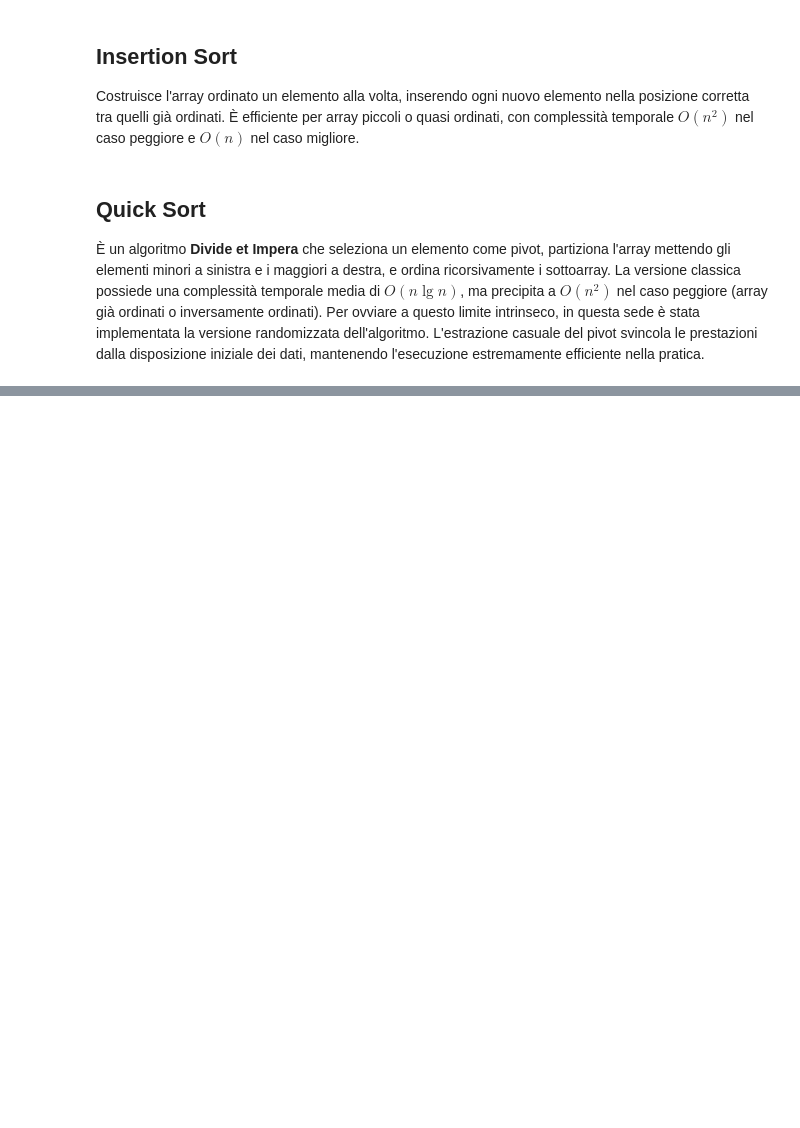
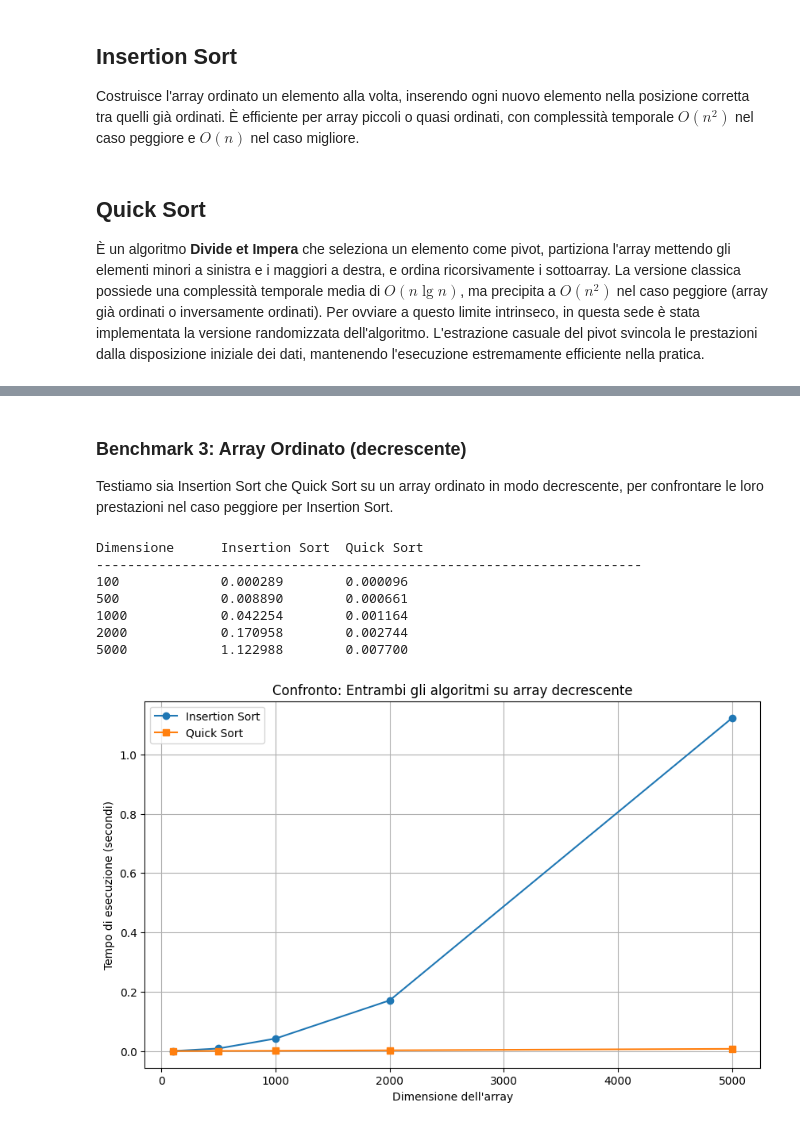
Before and after one commit to petrucciandrea/Laboratorio2_Algoritmi_2026, a Jupyter notebook: Esercizio2_Petrucci.ipynb, the cells around one changed output, grey strips where cells are left out. Cells and saved outputs as stored; diff of their text form; code cells hidden in the pictures; blank space fills up the shorter version.

```diff
--- a/Esercizio2_Petrucci.ipynb
+++ b/Esercizio2_Petrucci.ipynb
@@ -16,6 +16,25 @@ def generate_random_array(size):
 def generate_sorted_array(size):
     """Genera un array già ordinato con dimensione in input."""
     return list(range(size))
+
+def generate_reverse_sorted_array(size):
+    """Genera un array ordinato in modo decrescente con dimensione in input."""
+    return list(range(size, 0, -1))
+
+def generate_almost_sorted_array(size, swap_count=None):
+    """Genera un array quasi ordinato con dimensione in input."""
+    arr = list(range(size))
+    if swap_count is None:
+        swap_count = max(1, size // 20)  # Scambia il 5% degli elementi, minimo 1
+    for _ in range(swap_count):
+        i = random.randint(0, size - 1)
+        j = random.randint(0, size - 1)
+        arr[i], arr[j] = arr[j], arr[i]
+    return arr
+
+def generate_array_with_many_duplicates(size, value_range=10):
+    """Genera un array con molti elementi duplicati con dimensione in input."""
+    return [random.randint(0, value_range) for _ in range(size)]
 # %% [markdown]
 ## Insertion Sort
 Costruisce l'array ordinato un elemento alla volta, inserendo ogni nuovo elemento nella posizione corretta tra quelli già ordinati. È efficiente per array piccoli o quasi ordinati, con complessità temporale $O(n^2)$ nel caso peggiore e $O(n)$ nel caso migliore.
@@ -239,0 +203,60 @@ Dimensione      Insertion Sort  Quick Sort
+# %% [markdown]
+### Benchmark 3: Array Ordinato (decrescente)
+Testiamo sia Insertion Sort che Quick Sort su un array ordinato in modo decrescente, per confrontare le loro prestazioni nel caso peggiore per Insertion Sort.
+# %%
+def benchmark_both_on_reverse_sorted():
+    """Benchmark dove entrambi gli algoritmi ricevono un array ordinato in modo decrescente."""
+    sizes = [100, 500, 1000, 2000, 5000]
+    insertion_reverse_times = []
+    quick_reverse_times = []
+
+    for size in sizes:
+        # Genera array ordinato in modo decrescente
+        arr = generate_reverse_sorted_array(size)
+
+        # Insertion Sort sull'array ordinato in modo decrescente (caso peggiore)
+        arr_copy = arr.copy()
+        start = time.time()
+        insertion_sort(arr_copy)
+        end = time.time()
+        insertion_reverse_times.append(end - start)
+
+        # Quick Sort sull'array ordinato in modo decrescente
+        arr_copy = arr.copy()
+        start = time.time()
+        quicksort(arr_copy, 0, len(arr_copy) - 1)
+        end = time.time()
+        quick_reverse_times.append(end - start)
+
+    # Stampa risultati
+    print("Dimensione\tInsertion Sort\tQuick Sort")
+    print("-" * 70)
+    for i, size in enumerate(sizes):
+        print(f"{size}\t\t{insertion_reverse_times[i]:.6f}\t{quick_reverse_times[i]:.6f}")
+
+    # Crea grafico (solo se matplotlib è disponibile)
+    try:
+        import matplotlib.pyplot as plt
+        plt.figure(figsize=(10, 6))
+        plt.plot(sizes, insertion_reverse_times, marker='o', label='Insertion Sort')
+        plt.plot(sizes, quick_reverse_times, marker='s', label='Quick Sort')
+        plt.xlabel('Dimensione dell\'array')
+        plt.ylabel('Tempo di esecuzione (secondi)')
+        plt.title('Confronto: Entrambi gli algoritmi su array decrescente')
+        plt.legend()
+        plt.grid(True)
+        plt.show()
+    except ImportError:
+        print("\nMatplotlib non installato, impossibile visualizzare il grafico.")
+
+# Esegui benchmark
+benchmark_both_on_reverse_sorted()
+# %% [output]
+Dimensione      Insertion Sort  Quick Sort
+----------------------------------------------------------------------
+100             0.000289        0.000096
+500             0.008890        0.000661
+1000            0.042254        0.001164
+2000            0.170958        0.002744
+5000            1.122988        0.007700
+[figure, added]
```
Also changed, not shown: parts of 11 cells of this notebook.
